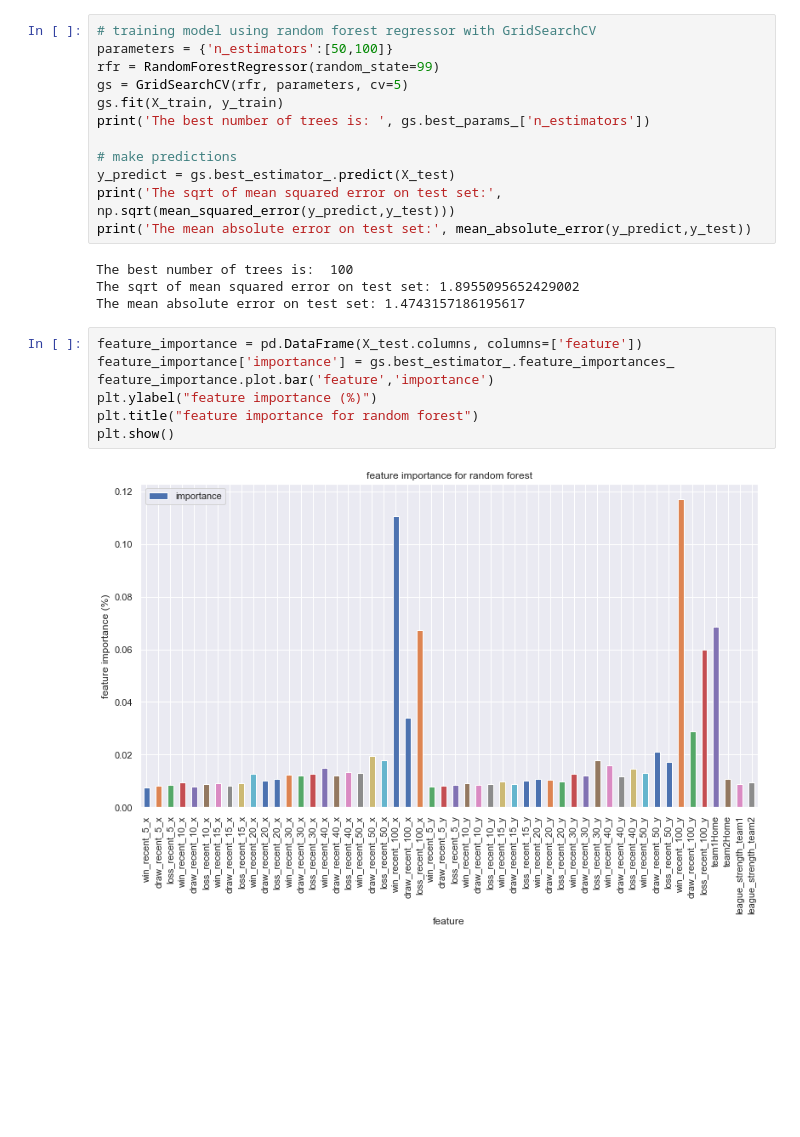
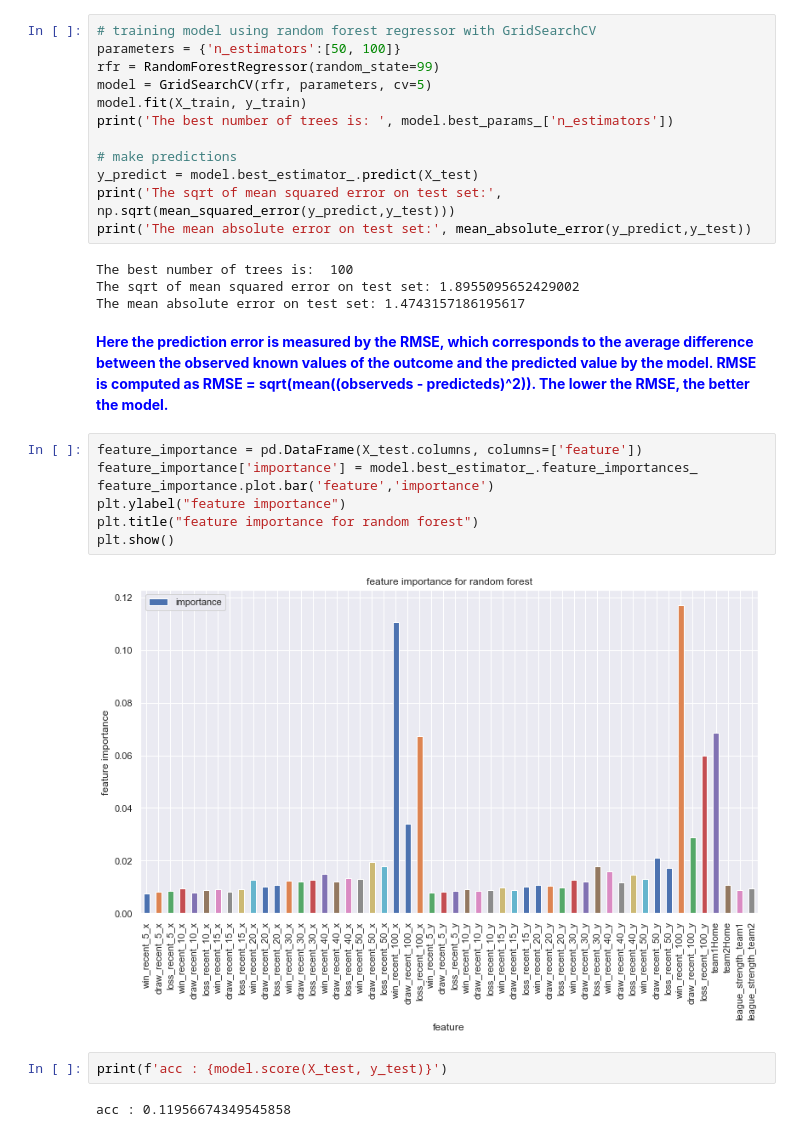
Before and after one commit to kallyzhu/SoccerAnalysis, a Jupyter notebook: soccer-matches-analysis.ipynb, the cells around one changed output. Cells and saved outputs as stored; diff of their text form; blank space fills up the shorter version.

```diff
--- a/soccer-matches-analysis.ipynb
+++ b/soccer-matches-analysis.ipynb
@@ -573,26 +573,32 @@ The shape of training set:  (11782, 52)
 The shape of test set:  (5050, 52)
 # %%
 # training model using random forest regressor with GridSearchCV
-parameters = {'n_estimators':[50,100]}
+parameters = {'n_estimators':[50, 100]}
 rfr = RandomForestRegressor(random_state=99)
-gs = GridSearchCV(rfr, parameters, cv=5)
-gs.fit(X_train, y_train)
-print('The best number of trees is: ', gs.best_params_['n_estimators'])
+model = GridSearchCV(rfr, parameters, cv=5)
+model.fit(X_train, y_train)
+print('The best number of trees is: ', model.best_params_['n_estimators'])
 
 # make predictions
-y_predict = gs.best_estimator_.predict(X_test)
+y_predict = model.best_estimator_.predict(X_test)
 print('The sqrt of mean squared error on test set:', np.sqrt(mean_squared_error(y_predict,y_test)))
 print('The mean absolute error on test set:', mean_absolute_error(y_predict,y_test))
 # %% [output]
 The best number of trees is:  100
 The sqrt of mean squared error on test set: 1.8955095652429002
 The mean absolute error on test set: 1.4743157186195617
+# %% [markdown]
+<font color=blue>__Here the prediction error is measured by the RMSE, which corresponds to the average difference between the observed known values of the outcome and the predicted value by the model. RMSE is computed as RMSE = sqrt(mean((observeds - predicteds)^2)). The lower the RMSE, the better the model.__</font>
 # %%
 feature_importance = pd.DataFrame(X_test.columns, columns=['feature'])
-feature_importance['importance'] = gs.best_estimator_.feature_importances_
+feature_importance['importance'] = model.best_estimator_.feature_importances_
 feature_importance.plot.bar('feature','importance')
-plt.ylabel("feature importance (%)")
+plt.ylabel("feature importance")
 plt.title("feature importance for random forest")
 plt.show()
 # %% [output]
-[figure, old version]
+[figure, new version]
+# %%
+print(f'acc : {model.score(X_test, y_test)}')
+# %% [output]
+acc : 0.11956674349545858
```
Also changed, not shown: parts of 1 cell of this notebook.
